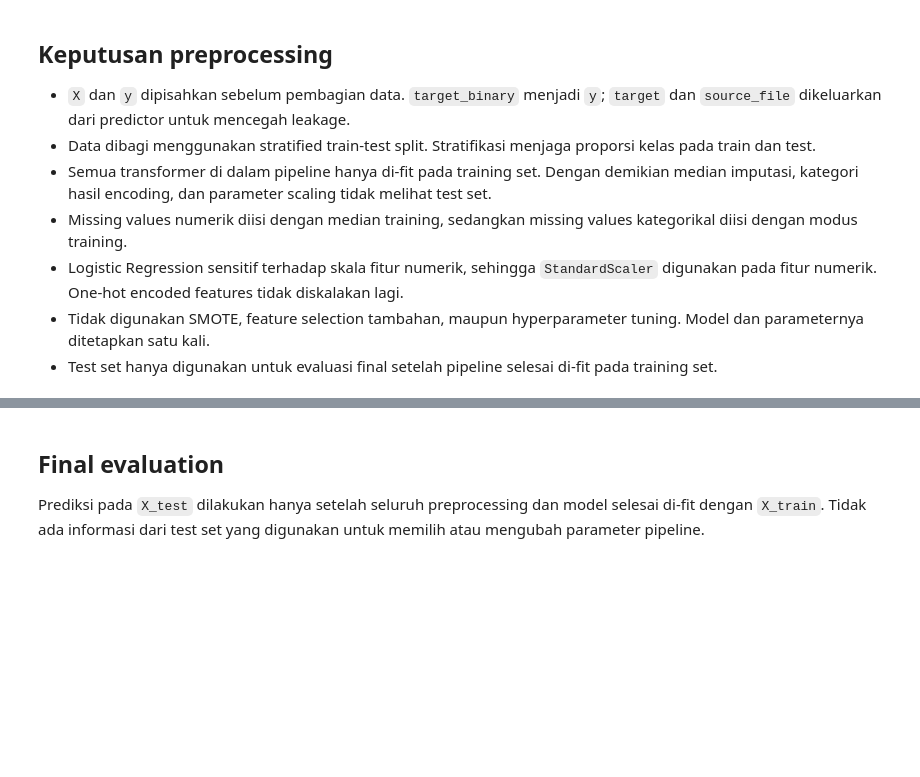
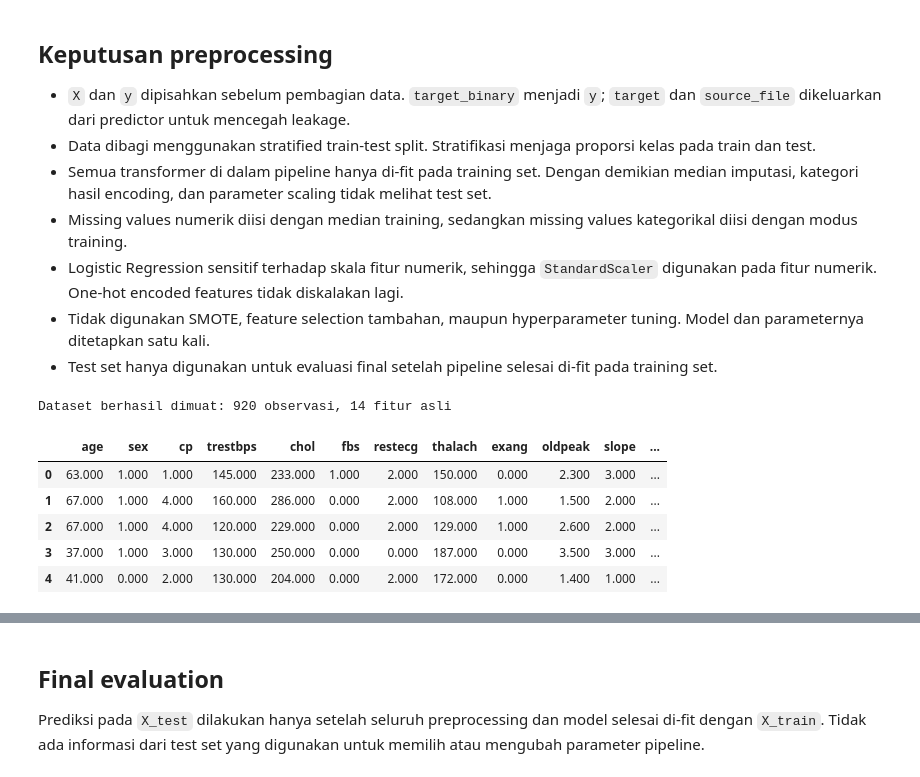
Before and after one commit to akmaliarizka5/data_science_project, a Jupyter notebook: Correction.ipynb, the cells around one changed output, grey strips where cells are left out. Saved outputs shown, nothing was run; the diff lists cells and outputs as text; code cells hidden in the pictures; blank space fills up the shorter version.

Commit message:
correction masukin dataset

```diff
--- a/Correction.ipynb
+++ b/Correction.ipynb
@@ -10,3 +10,52 @@
 - Logistic Regression sensitif terhadap skala fitur numerik, sehingga `StandardScaler` digunakan pada fitur numerik. One-hot encoded features tidak diskalakan lagi.
 - Tidak digunakan SMOTE, feature selection tambahan, maupun hyperparameter tuning. Model dan parameternya ditetapkan satu kali.
 - Test set hanya digunakan untuk evaluasi final setelah pipeline selesai di-fit pada training set.
+# %%
+# fetch data
+from pathlib import Path
+
+import pandas as pd
+import matplotlib.pyplot as plt
+import seaborn as sns
+from IPython.display import display
+
+sns.set_theme(style="whitegrid", palette="Set2")
+pd.set_option("display.max_columns", None)
+pd.set_option("display.float_format", lambda value: f"{value:,.3f}")
+
+DATA_DIR = Path('.\\heart+disease')
+FILE_NAMES = [
+    "processed.cleveland.data",
+    "processed.hungarian.data",
+    "processed.switzerland.data",
+    "processed.va.data",
+]
+FEATURE_NAMES = [
+    "age", "sex", "cp", "trestbps", "chol", "fbs", "restecg",
+    "thalach", "exang", "oldpeak", "slope", "ca", "thal", "target"
+]
+
+frames = []
+for file_name in FILE_NAMES:
+    file_path = DATA_DIR / file_name
+    if not file_path.exists():
+        raise FileNotFoundError(f"File tidak ditemukan: {file_path}")
+    frame = pd.read_csv(file_path, header=None, names=FEATURE_NAMES, na_values="?")
+    frame["source_file"] = file_name
+    frames.append(frame)
+
+df = pd.concat(frames, ignore_index=True)
+df[FEATURE_NAMES] = df[FEATURE_NAMES].apply(pd.to_numeric, errors="coerce")
+df["target_binary"] = (df["target"] > 0).astype("Int64")
+df["target_binary"] = df["target_binary"].astype(str)
+
+print(f"Dataset berhasil dimuat: {df.shape[0]:,} observasi, {len(FEATURE_NAMES):,} fitur asli")
+display(df.head())
+# %% [output]
+Dataset berhasil dimuat: 920 observasi, 14 fitur asli
+|  | age | sex | cp | trestbps | chol | fbs | restecg | thalach | exang | oldpeak | slope | ... |
+| 0 | 63.000 | 1.000 | 1.000 | 145.000 | 233.000 | 1.000 | 2.000 | 150.000 | 0.000 | 2.300 | 3.000 | ... |
+| 1 | 67.000 | 1.000 | 4.000 | 160.000 | 286.000 | 0.000 | 2.000 | 108.000 | 1.000 | 1.500 | 2.000 | ... |
+| 2 | 67.000 | 1.000 | 4.000 | 120.000 | 229.000 | 0.000 | 2.000 | 129.000 | 1.000 | 2.600 | 2.000 | ... |
+| 3 | 37.000 | 1.000 | 3.000 | 130.000 | 250.000 | 0.000 | 0.000 | 187.000 | 0.000 | 3.500 | 3.000 | ... |
+| 4 | 41.000 | 0.000 | 2.000 | 130.000 | 204.000 | 0.000 | 2.000 | 172.000 | 0.000 | 1.400 | 1.000 | ... |
```
Also changed, not shown: parts of 5 cells of this notebook.
